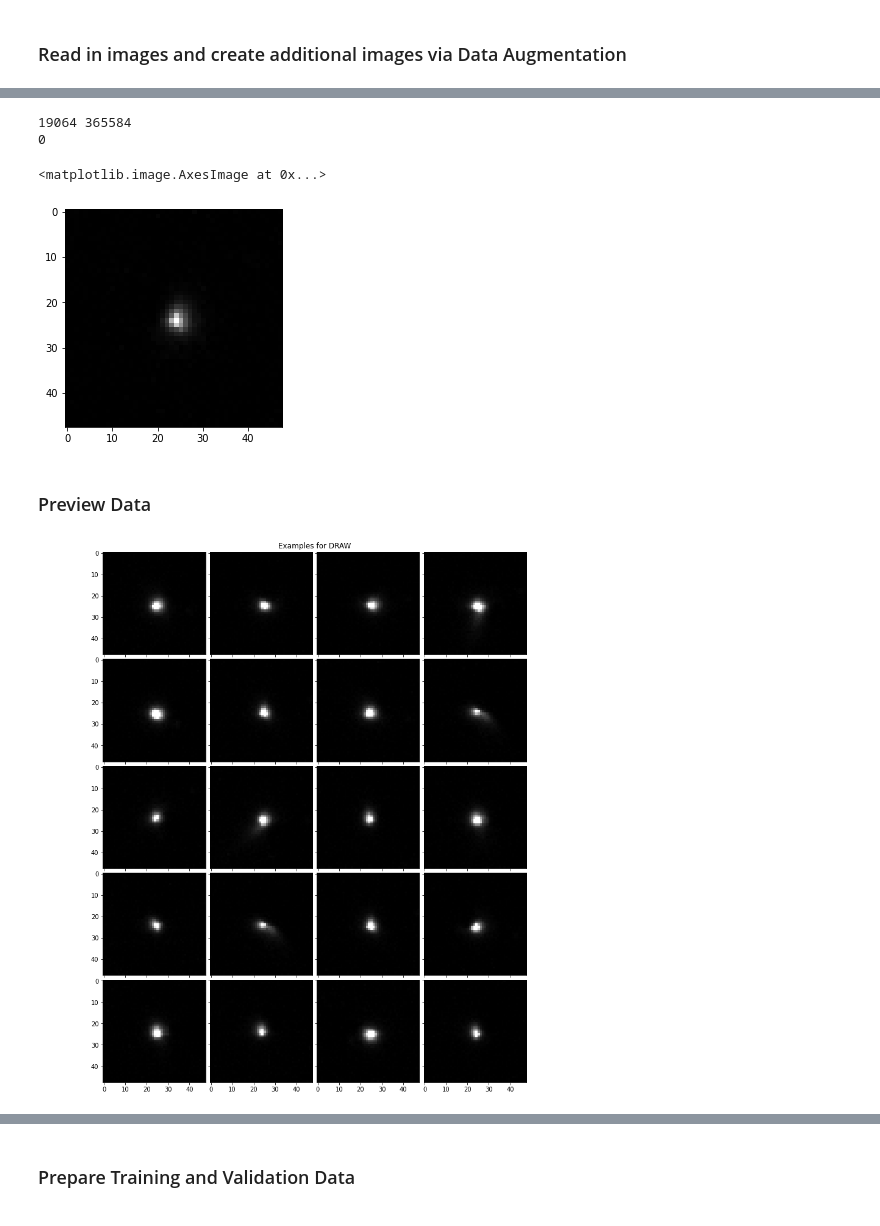
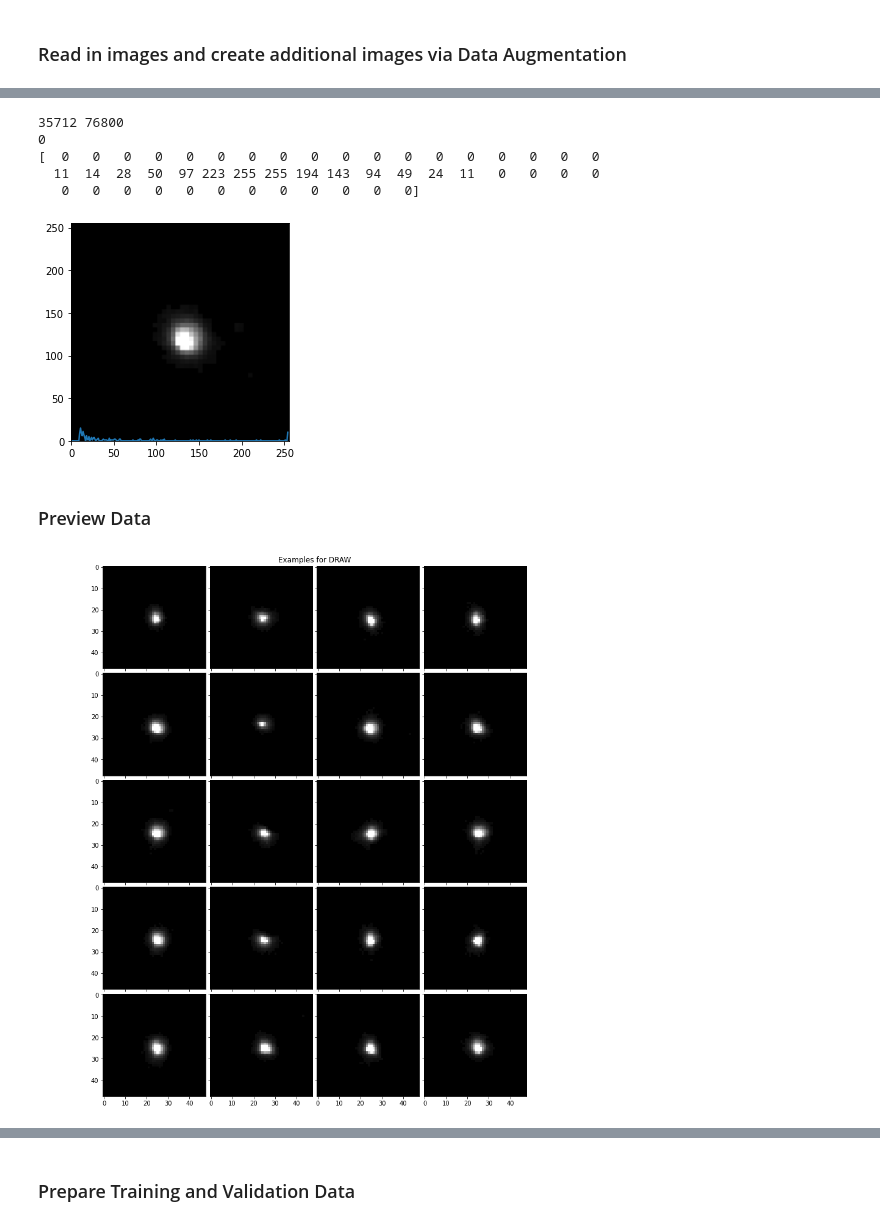
Before and after one commit to vigitia/IRPenTracking, a Jupyter notebook: evaluation/train_network.ipynb, the cells around one changed output, grey strips where cells are left out. Saved outputs shown, nothing was run; the diff lists cells and outputs as text; code cells hidden in the pictures.

```diff
--- a/evaluation/train_network.ipynb
+++ b/evaluation/train_network.ipynb
@@ -44,7 +47,7 @@ IMG_SIZE = 48
 MIN_BRIGHTNESS_PREDICTION = 50
 
 PARENT_DIRECTORY = '../out3/'
-FOLDER_NAME = '2022-08-02'
+FOLDER_NAME = '2022-08-19'
 # %%
 DRAW_PATHS = []
 HOVER_PATHS = []
@@ -88,6 +90,11 @@ def read_images_mono(path):
         try:
             image = cv2.imread(os.path.join(path, file), cv2.IMREAD_GRAYSCALE)
             if image.shape == (size, size) and np.max(image) > MIN_BRIGHTNESS_PREDICTION and '681_597' not in file and '46_565' not in file:
+
+                # Remove Background "noise"
+                MAX_EXPECTED_BACKGROUND_BRIGHTNESS = 10
+                image[image < MAX_EXPECTED_BACKGROUND_BRIGHTNESS] = 0
+
                 images.append(image)
             else:
                 # print(image.shape, np.max(image))
@@ -152,13 +145,13 @@ images_draw_train = []
 images_hover_train = []
 
 for i, img in enumerate(images_draw):
-    if i % 10 == 0:
+    if i % 5 == 0:
         images_draw_test.append(img)
     else:
         images_draw_train.append(img)
 
 for i, img in enumerate(images_hover):
-    if i % 10 == 0:
+    if i % 5 == 0:
         images_hover_test.append(img)
     else:
         images_hover_train.append(img)
@@ -205,13 +190,38 @@ Read 3000 files from "../out3/2022-08-02/hover_close_4_400_18"
 # %%
 randi = random.randint(0, len(images_train))
+image = images_train[randi]
+
 print(randi, len(images_train))
 print(labels_train[randi])
-plt.imshow(images_train[randi], 'gray')
+print(images_train[randi][24])
+# plt.imshow(image, 'gray')
+
+from sklearn.cluster import KMeans
+from collections import Counter
+
+
+histogram, bin_edges = np.histogram(image, bins=256, range=(1, 255))
+#plt.figure()
+#plt.figure(figsize=(10,10))
+#plt.title("Grayscale Histogram")
+#plt.xlabel("grayscale value")
+#plt.ylabel("pixel count")
+#plt.xlim([0, 255])
+
+fig, ax = plt.subplots()
+plt.xlim([0, 255])
+im = ax.imshow(cv2.resize(image, (255, 255), interpolation = cv2.INTER_AREA), 'gray', extent=[0, 255, 0, 255])
+
+
+plt.plot(bin_edges[0:-1], histogram)
+plt.show()
 # %% [output]
-19064 365584
+35712 76800
 0
+[  0   0   0   0   0   0   0   0   0   0   0   0   0   0   0   0   0   0
+  11  14  28  50  97 223 255 255 194 143  94  49  24  11   0   0   0   0
+   0   0   0   0   0   0   0   0   0   0   0   0]
-<matplotlib.image.AxesImage at 0x...>
-[figure, old version]
+[figure, new version]
 # %% [markdown]
 ### Preview Data
 # %%
@@ -221,22 +231,24 @@ COLUMS = 5
 
 image_list = []
 for i in range(ROWS*COLUMS):
-    image_list.append(random.sample(images_draw_test, 1)[0])
+
+    image = random.sample(images_draw_test, 1)[0]
+    image_list.append(image)
+    # histogram, bin_edges = np.histogram(image, bins=256, range=(1, 255))
+    # image_list.append([histogram, bin_edges, image])
 
 
 fig = plt.figure(figsize=(16, 16))
 plt.title('Examples for DRAW')
 plt.axis('off')
-grid = ImageGrid(fig, 111,  # similar to subplot(111)
-                 nrows_ncols=(COLUMS, ROWS),  # creates 2x2 grid of axes
-                 axes_pad=0.1,  # pad between axes in inch.
-                 )
+grid = ImageGrid(fig, 111,  nrows_ncols=(COLUMS, ROWS), axes_pad=0.1,)
 
 for ax, im in zip(grid, image_list):
     # Iterating over the grid returns the Axes.
+    # ax.plot(im[1][0:-1], im[0])
     ax.imshow(im, 'gray')
 # %% [output]
-[figure, old version]
+[figure, new version]
 # %%
 ROWS = 4
 COLUMS = 5
```
Also changed, not shown: parts of 21 cells of this notebook, 11 other files.
